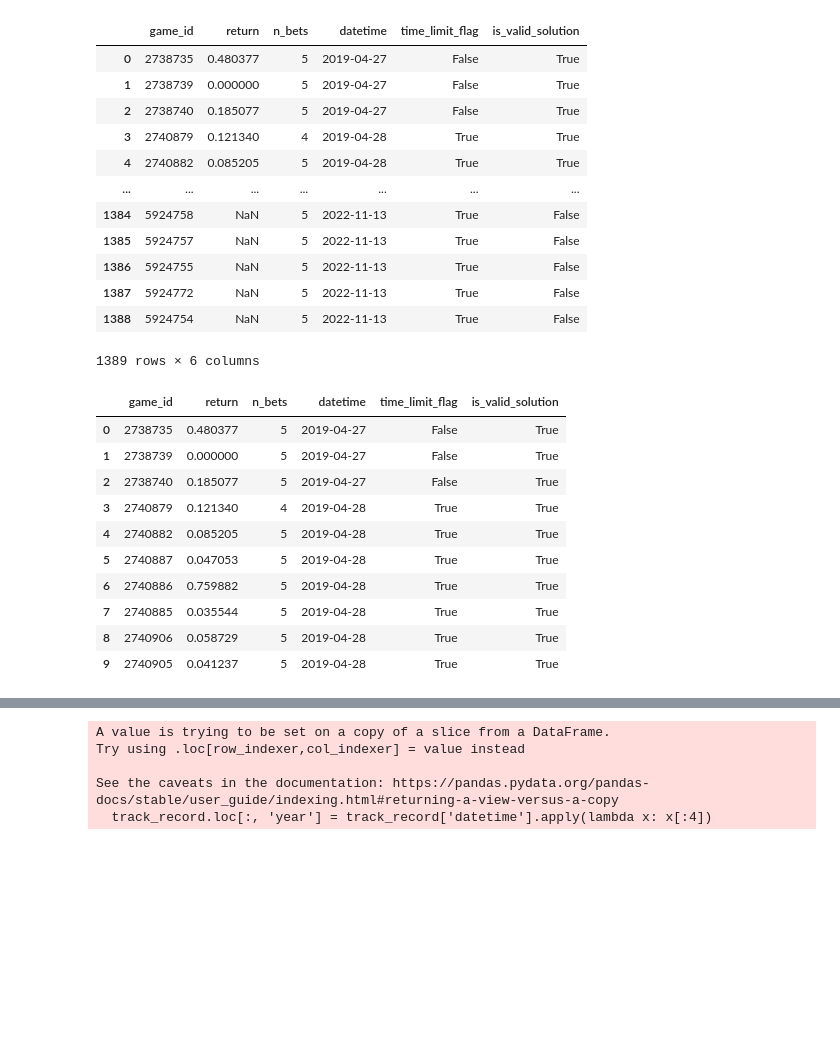
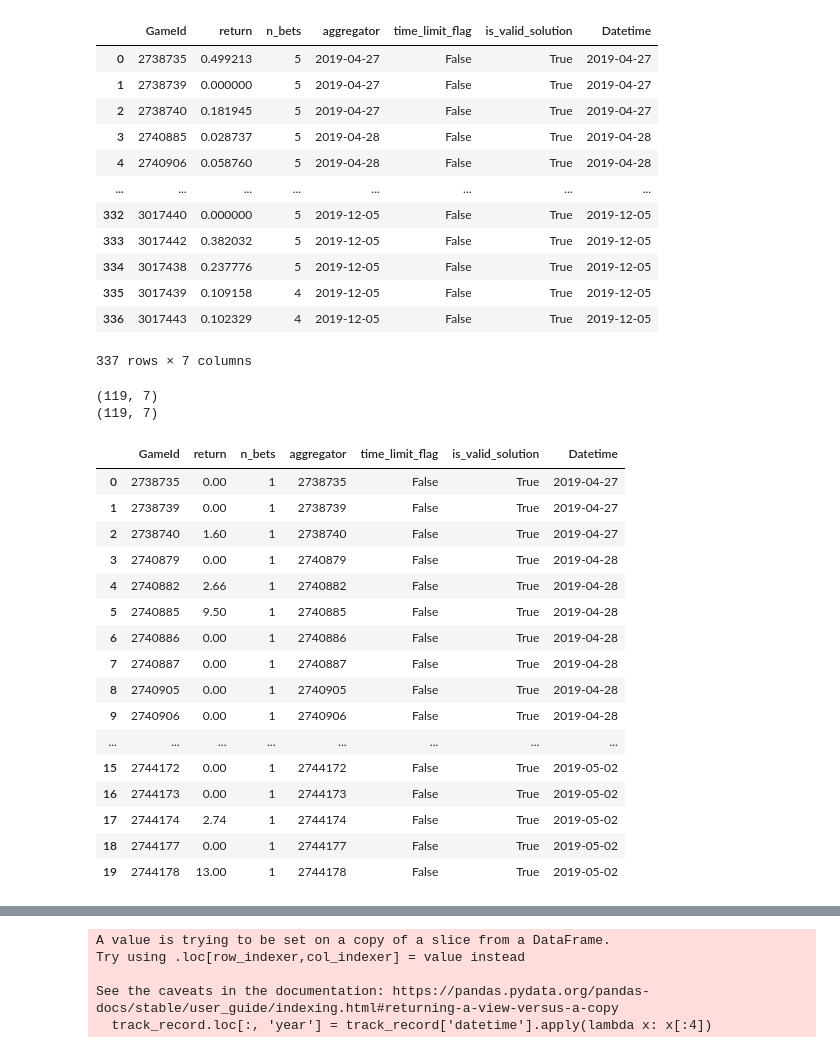
Before and after one commit to MarcosAugusto47/soccer-betting-strategy, a Jupyter notebook: notebook_plot.ipynb, the cells around one changed output, grey strips where cells are left out. Cells and saved outputs as stored; diff of their text form; code cells hidden in the pictures; blank space fills up the shorter version.

Commit message:
Adding logic for baseline + refactoring

```diff
--- a/notebook_plot.ipynb
+++ b/notebook_plot.ipynb
@@ -3,7 +3,9 @@ import matplotlib.pyplot as plt
 import pandas as pd
 pd.set_option('display.max_rows', 100)
 # %%
-track_record = pd.read_csv('experiments/all_series_final_solution.csv')
-#track_record = pd.read_csv('experiments/all_series_final_solution_2.csv')
-track_record
+#track_record = pd.read_csv('experiments/all_series_final_solution.csv')
+#track_record = pd.read_csv('experiments/just_game_id.csv')
+track_record = pd.read_csv('artefacts/aggregatorDatetime_min_games1_do_baselineFalse_20231201163246/result.csv')
+#track_record = pd.read_csv('artefacts/aggregatorGameId_min_games0_do_baselineTrue_20231201230422/result.csv')
+track_record.head(20)
 # %% [output]
@@ -23,31 +29,44 @@ track_record
 # %%
-track_record.columns = ['game_id',	'return',	'n_bets',	'datetime',	'time_limit_flag', 'is_valid_solution']
+track_record.columns = ['GameId',	'return',	'n_bets',	'aggregator',	'time_limit_flag', 'is_valid_solution', 'Datetime']
 track_record
 # %% [output]
-|  | game_id | return | n_bets | datetime | time_limit_flag | is_valid_solution |
-| 0 | 2738735 | 0.480377 | 5 | 2019-04-27 | False | True |
-| 1 | 2738739 | 0.000000 | 5 | 2019-04-27 | False | True |
-| 2 | 2738740 | 0.185077 | 5 | 2019-04-27 | False | True |
-| 3 | 2740879 | 0.121340 | 4 | 2019-04-28 | True | True |
-| 4 | 2740882 | 0.085205 | 5 | 2019-04-28 | True | True |
-| ... | ... | ... | ... | ... | ... | ... |
-| 1384 | 5924758 | NaN | 5 | 2022-11-13 | True | False |
-| 1385 | 5924757 | NaN | 5 | 2022-11-13 | True | False |
-| 1386 | 5924755 | NaN | 5 | 2022-11-13 | True | False |
-| 1387 | 5924772 | NaN | 5 | 2022-11-13 | True | False |
-| 1388 | 5924754 | NaN | 5 | 2022-11-13 | True | False |
+|  | GameId | return | n_bets | aggregator | time_limit_flag | is_valid_solution | Datetime |
+| 0 | 2738735 | 0.499213 | 5 | 2019-04-27 | False | True | 2019-04-27 |
+| 1 | 2738739 | 0.000000 | 5 | 2019-04-27 | False | True | 2019-04-27 |
+| 2 | 2738740 | 0.181945 | 5 | 2019-04-27 | False | True | 2019-04-27 |
+| 3 | 2740885 | 0.028737 | 5 | 2019-04-28 | False | True | 2019-04-28 |
+| 4 | 2740906 | 0.058760 | 5 | 2019-04-28 | False | True | 2019-04-28 |
+| ... | ... | ... | ... | ... | ... | ... | ... |
+| 332 | 3017440 | 0.000000 | 5 | 2019-12-05 | False | True | 2019-12-05 |
+| 333 | 3017442 | 0.382032 | 5 | 2019-12-05 | False | True | 2019-12-05 |
+| 334 | 3017438 | 0.237776 | 5 | 2019-12-05 | False | True | 2019-12-05 |
+| 335 | 3017439 | 0.109158 | 4 | 2019-12-05 | False | True | 2019-12-05 |
+| 336 | 3017443 | 0.102329 | 4 | 2019-12-05 | False | True | 2019-12-05 |
-1389 rows × 6 columns
+337 rows × 7 columns
+# %%
+print(track_record.shape)
+track_record = track_record[track_record.is_valid_solution]
+print(track_record[track_record.is_valid_solution].shape)
+# %% [output]
+(119, 7)
+(119, 7)
 # %%
-track_record.head(10)
+track_record.head(20)
 # %% [output]
-|  | game_id | return | n_bets | datetime | time_limit_flag | is_valid_solution |
-| 0 | 2738735 | 0.480377 | 5 | 2019-04-27 | False | True |
-| 1 | 2738739 | 0.000000 | 5 | 2019-04-27 | False | True |
-| 2 | 2738740 | 0.185077 | 5 | 2019-04-27 | False | True |
-| 3 | 2740879 | 0.121340 | 4 | 2019-04-28 | True | True |
-| 4 | 2740882 | 0.085205 | 5 | 2019-04-28 | True | True |
-| 5 | 2740887 | 0.047053 | 5 | 2019-04-28 | True | True |
-| 6 | 2740886 | 0.759882 | 5 | 2019-04-28 | True | True |
-| 7 | 2740885 | 0.035544 | 5 | 2019-04-28 | True | True |
-| 8 | 2740906 | 0.058729 | 5 | 2019-04-28 | True | True |
-| 9 | 2740905 | 0.041237 | 5 | 2019-04-28 | True | True |
+|  | GameId | return | n_bets | aggregator | time_limit_flag | is_valid_solution | Datetime |
+| 0 | 2738735 | 0.00 | 1 | 2738735 | False | True | 2019-04-27 |
+| 1 | 2738739 | 0.00 | 1 | 2738739 | False | True | 2019-04-27 |
+| 2 | 2738740 | 1.60 | 1 | 2738740 | False | True | 2019-04-27 |
+| 3 | 2740879 | 0.00 | 1 | 2740879 | False | True | 2019-04-28 |
+| 4 | 2740882 | 2.66 | 1 | 2740882 | False | True | 2019-04-28 |
+| 5 | 2740885 | 9.50 | 1 | 2740885 | False | True | 2019-04-28 |
+| 6 | 2740886 | 0.00 | 1 | 2740886 | False | True | 2019-04-28 |
+| 7 | 2740887 | 0.00 | 1 | 2740887 | False | True | 2019-04-28 |
+| 8 | 2740905 | 0.00 | 1 | 2740905 | False | True | 2019-04-28 |
+| 9 | 2740906 | 0.00 | 1 | 2740906 | False | True | 2019-04-28 |
+| ... | ... | ... | ... | ... | ... | ... | ... |
+| 15 | 2744172 | 0.00 | 1 | 2744172 | False | True | 2019-05-02 |
+| 16 | 2744173 | 0.00 | 1 | 2744173 | False | True | 2019-05-02 |
+| 17 | 2744174 | 2.74 | 1 | 2744174 | False | True | 2019-05-02 |
+| 18 | 2744177 | 0.00 | 1 | 2744177 | False | True | 2019-05-02 |
+| 19 | 2744178 | 13.00 | 1 | 2744178 | False | True | 2019-05-02 |
```
Also changed, not shown: parts of 26 cells of this notebook, 3 other files.
